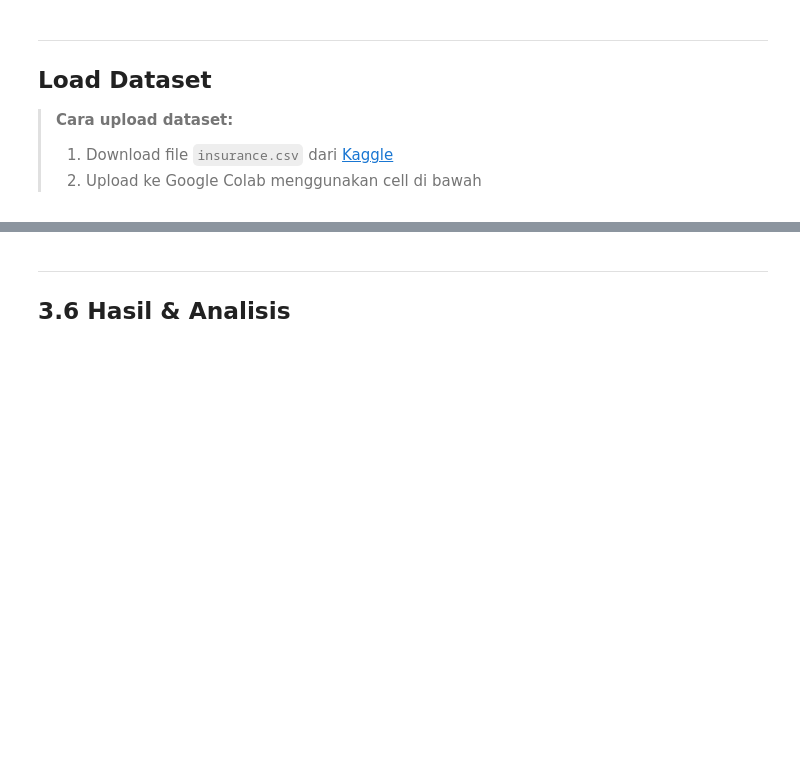
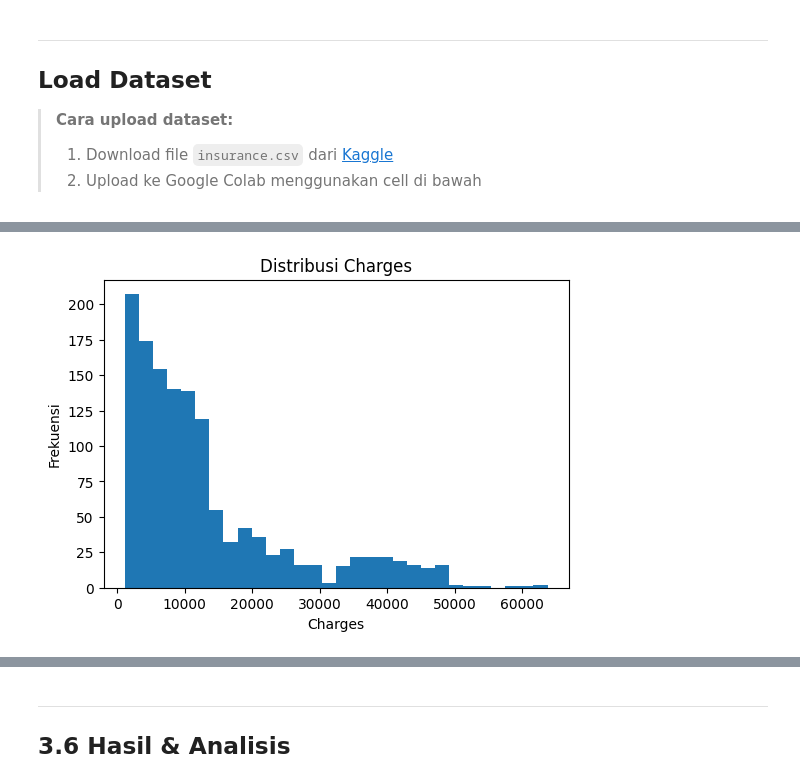
Before and after one commit to flynnight/Tubes-Siscer, a Jupyter notebook: ML_Medical_Insurance_Regresi.ipynb, the cells around one changed output, grey strips where cells are left out. Cells and saved outputs as stored; diff of their text form; code cells hidden in the pictures; blank space fills up the shorter version.

```diff
--- a/ML_Medical_Insurance_Regresi.ipynb
+++ b/ML_Medical_Insurance_Regresi.ipynb
@@ -628,0 +239,9 @@ Metrik (cross-val predict):
+# %%
+plt.figure(figsize=(6,4))          # ukuran grafik (lebar = 6 inci, tinggi = 4 inci)
+plt.hist(df['charges'], bins=30)   # membuat histogram
+plt.title('Distribusi Charges')
+plt.xlabel('Charges')
+plt.ylabel('Frekuensi')
+plt.show()
+# %% [output]
+[figure, added]
```
Also changed, not shown: parts of 52 cells of this notebook.
